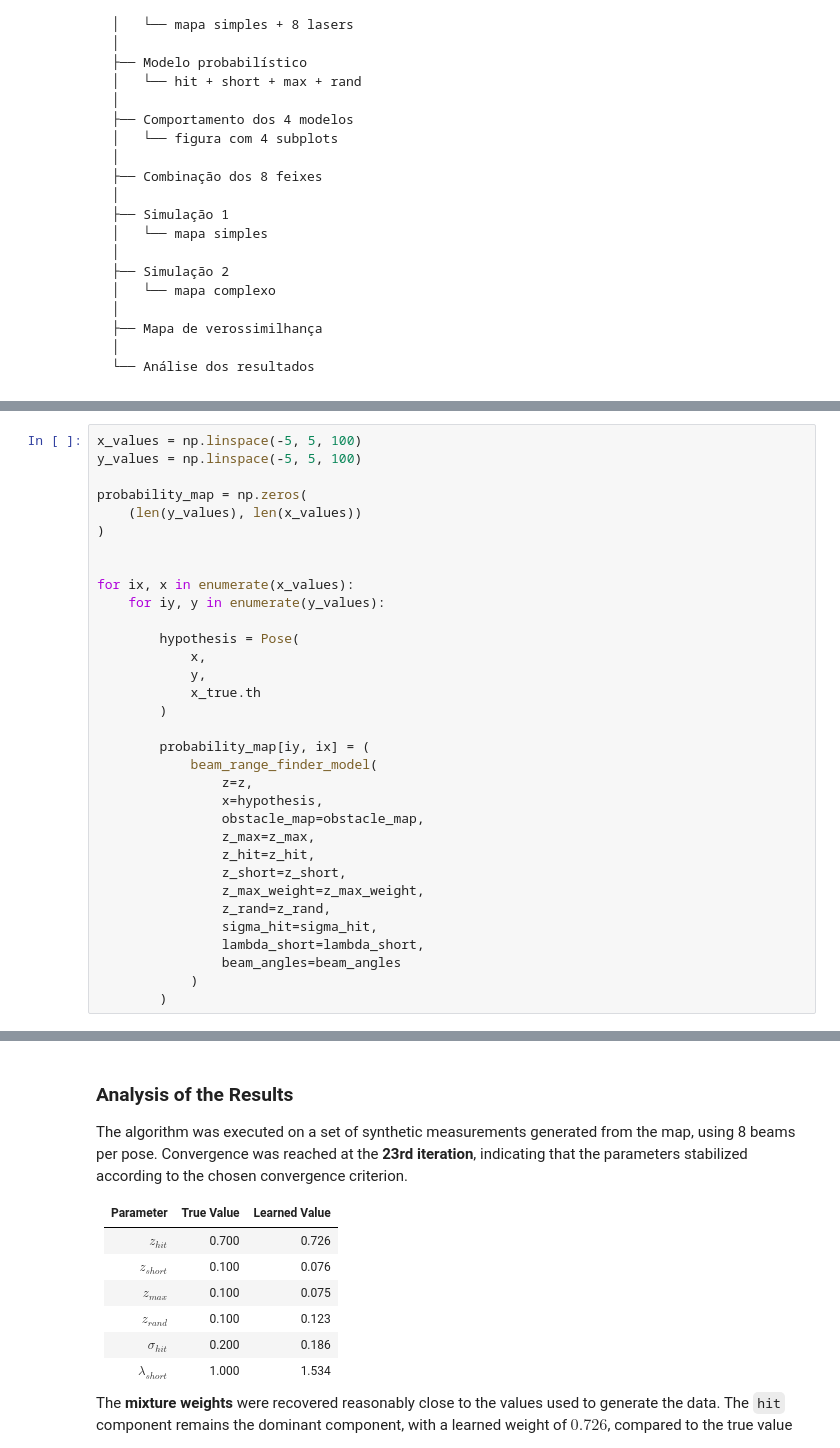
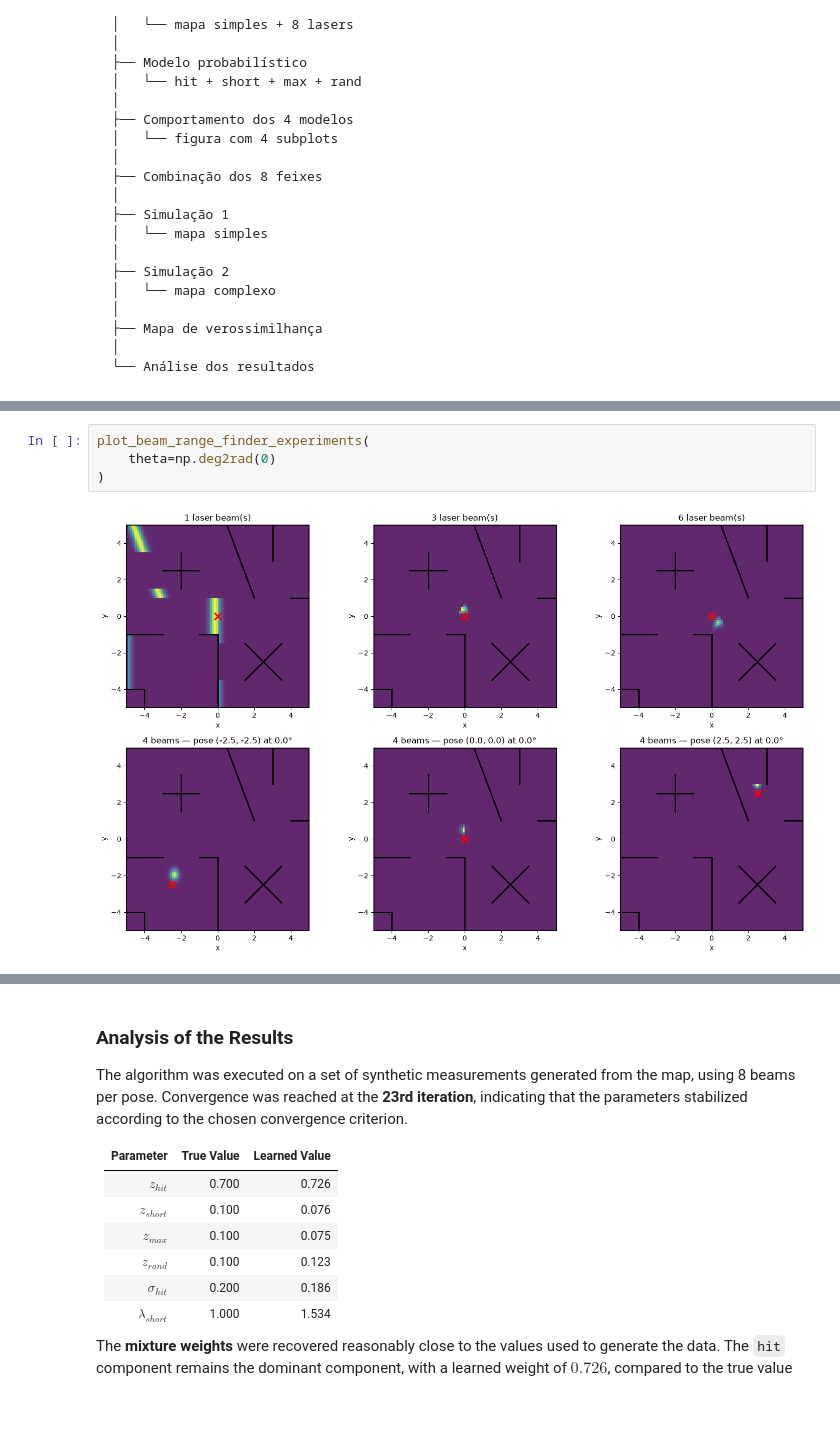
Before and after one commit to jtu-hub/UFRJ-COE-841, a Jupyter notebook: trabalho 2.ipynb, the cells around one changed output, grey strips where cells are left out. Cells and saved outputs as stored; diff of their text form; blank space fills up the shorter version.

Commit message:
"Add beam range finder plots"

```diff
--- a/trabalho 2.ipynb
+++ b/trabalho 2.ipynb
@@ -616,33 +409,0 @@ z = [
-# %%
-x_values = np.linspace(-5, 5, 100)
-y_values = np.linspace(-5, 5, 100)
-
-probability_map = np.zeros(
-    (len(y_values), len(x_values))
-)
-
-
-for ix, x in enumerate(x_values):
-    for iy, y in enumerate(y_values):
-
-        hypothesis = Pose(
-            x,
-            y,
-            x_true.th
-        )
-
-        probability_map[iy, ix] = (
-            beam_range_finder_model(
-                z=z,
-                x=hypothesis,
-                obstacle_map=obstacle_map,
-                z_max=z_max,
-                z_hit=z_hit,
-                z_short=z_short,
-                z_max_weight=z_max_weight,
-                z_rand=z_rand,
-                sigma_hit=sigma_hit,
-                lambda_short=lambda_short,
-                beam_angles=beam_angles
-            )
-        )
@@ -728,0 +738,6 @@ plt.show()
+# %%
+plot_beam_range_finder_experiments(
+    theta=np.deg2rad(0)
+)
+# %% [output]
+[figure, added]
```
Also changed, not shown: parts of 21 cells of this notebook.
